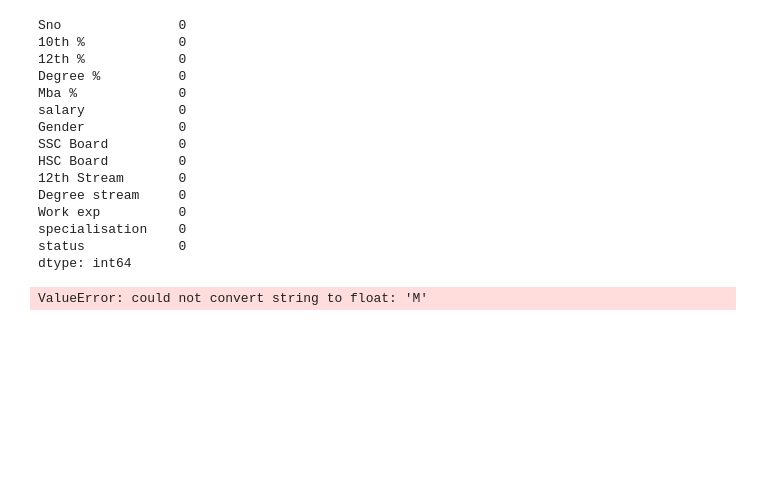
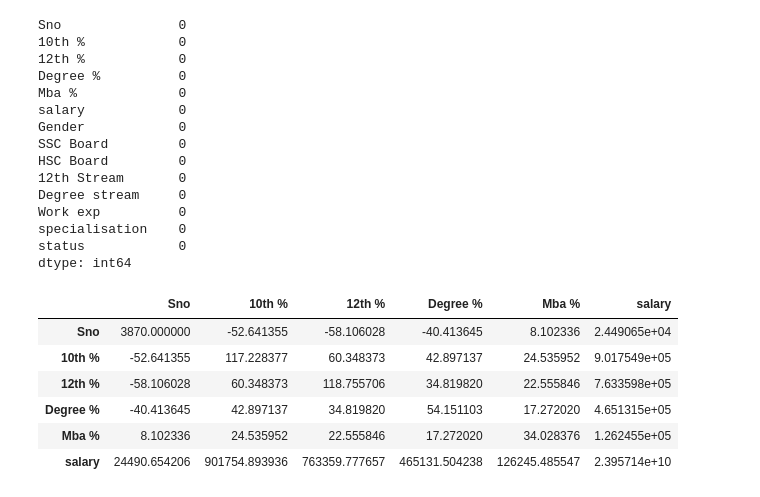
Before and after one commit to sririnesh/Bivariate, a Jupyter notebook: Bivariate.ipynb, the cells around one changed output. Drawn from its saved outputs; the diff is of its cells as text; code cells hidden in the pictures; blank space fills up the shorter version.

```diff
--- a/Bivariate.ipynb
+++ b/Bivariate.ipynb
@@ -45,6 +45,12 @@ specialisation    0
 status            0
 dtype: int64
 # %%
-dataset.cov()
+dataset.cov(numeric_only=True)
 # %% [output]
-ValueError: could not convert string to float: 'M'
+|  | Sno | 10th % | 12th % | Degree % | Mba % | salary |
+| Sno | 3870.000000 | -52.641355 | -58.106028 | -40.413645 | 8.102336 | 2.449065e+04 |
+| 10th % | -52.641355 | 117.228377 | 60.348373 | 42.897137 | 24.535952 | 9.017549e+05 |
+| 12th % | -58.106028 | 60.348373 | 118.755706 | 34.819820 | 22.555846 | 7.633598e+05 |
+| Degree % | -40.413645 | 42.897137 | 34.819820 | 54.151103 | 17.272020 | 4.651315e+05 |
+| Mba % | 8.102336 | 24.535952 | 22.555846 | 17.272020 | 34.028376 | 1.262455e+05 |
+| salary | 24490.654206 | 901754.893936 | 763359.777657 | 465131.504238 | 126245.485547 | 2.395714e+10 |
```
Also changed, not shown: parts of 19 cells of this notebook.
